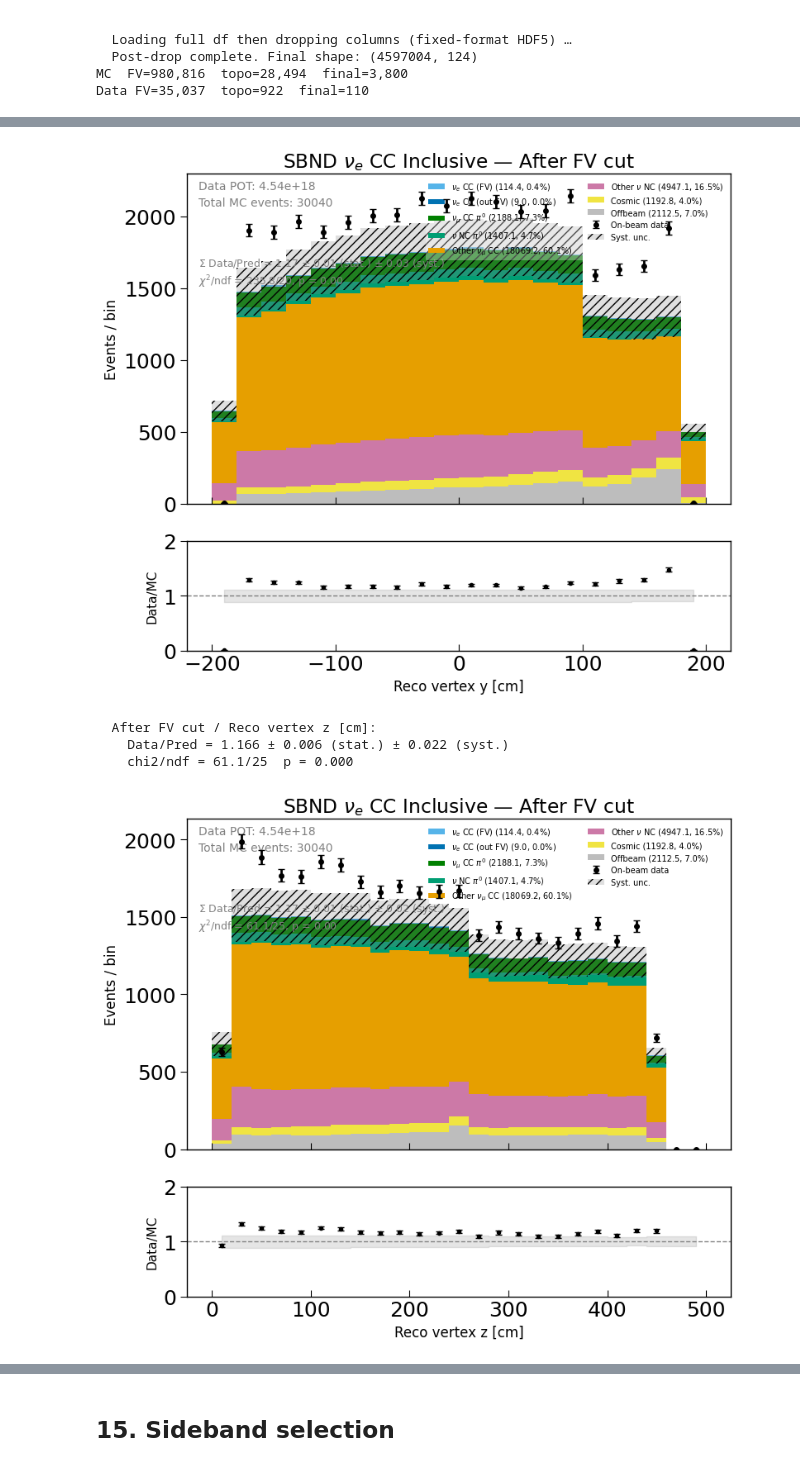
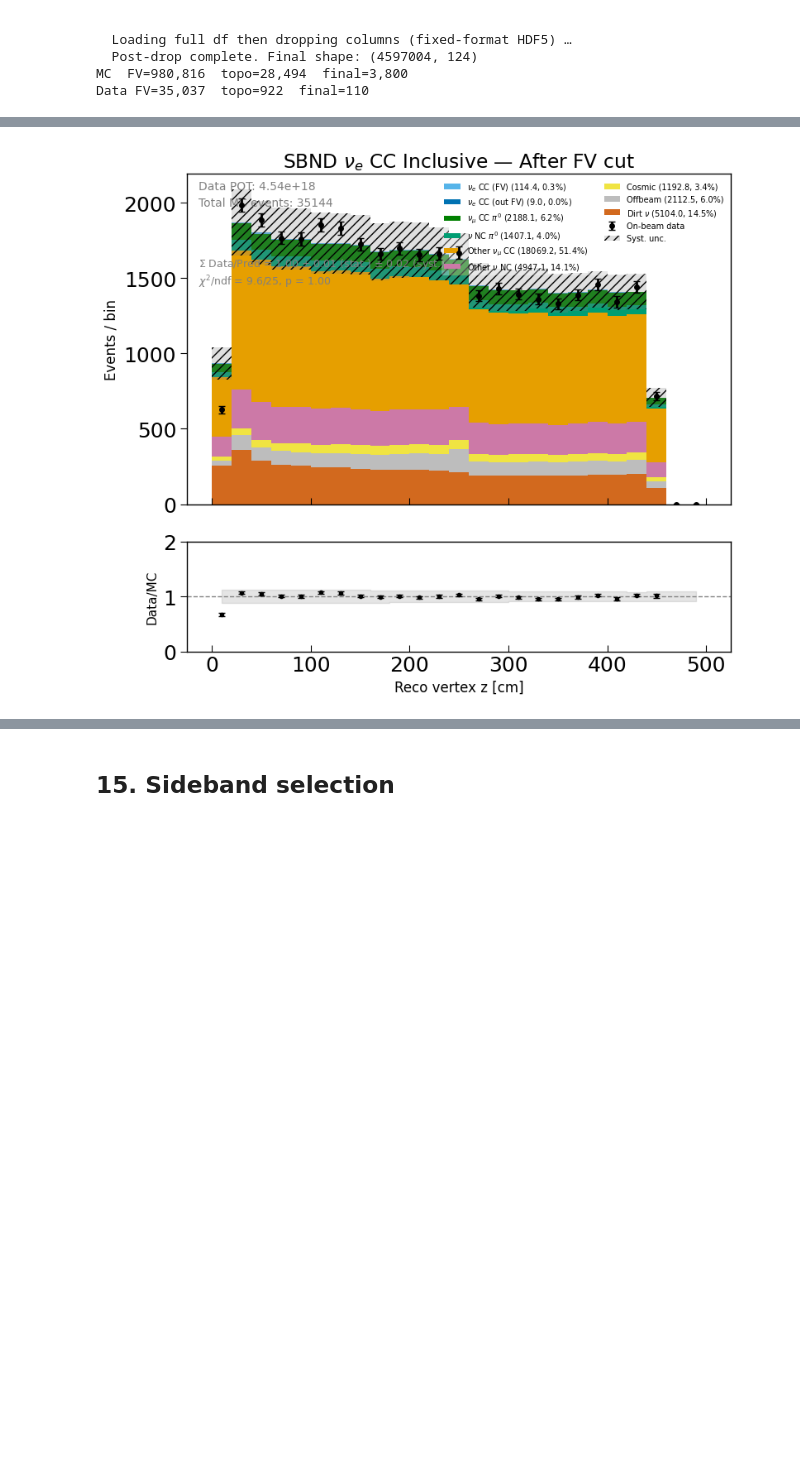
Before and after one commit to castalyfan1012/cafpyana, a Jupyter notebook: analysis_village/nueCC/nue_syst.ipynb, the cells around one changed output, grey strips where cells are left out. Saved outputs shown, nothing was run; the diff lists cells and outputs as text; code cells hidden in the pictures; blank space fills up the shorter version.

Commit message:
update syst notebook with lowE dirt and G4 syst.

```diff
--- a/analysis_village/nueCC/nue_syst.ipynb
+++ b/analysis_village/nueCC/nue_syst.ipynb
@@ -42,12 +42,15 @@ SEL_FILE = f'{DF_OUT_DIR}/selected_nuecc_qual.df'
 # MUST be the same file used when sel_qual was generated.
 # DF_FILE      = '/home/castalyf/cafpyana_out/mc1e20_nueCC_test_small.df'
 DF_FILE      = '/exp/sbnd/data/users/castalyf/nue_sel/production_files/gen1/mc1e20_nueCC_v2.df'
+LOWE_FILE        = '/exp/sbnd/data/users/castalyf/nue_sel/production_files/gen1/mc1e20_lowE.df'
+
 DATA_FILE = '/exp/sbnd/data/users/castalyf/nue_sel/production_files/gen1/data_dev.df'
 OFFBEAM_FILE = '/exp/sbnd/data/users/castalyf/nue_sel/production_files/gen1/data_offbeamlight.df'
 
 # WEIGHTS_FILE: universe weights (flux/GENIE reweighting)
 # WEIGHTS_FILE = '/home/castalyf/cafpyana_out/mc1e20_nueCC_sys_test_small.df'
 WEIGHTS_FILE = '/exp/sbnd/data/users/castalyf/nue_sel/production_files/gen1/mc1e20_nueCC_sys_v2.df'
+WEIGHTS_FILE_lowE = '/exp/sbnd/data/users/castalyf/nue_sel/production_files/gen1/mc1e20_lowE_sys.df'
 
 for d in [SYST_DIR, PLOT_DIR,
           f'{PLOT_DIR}/univ', f'{PLOT_DIR}/cov', f'{PLOT_DIR}/fracunc']:
@@ -1159,7 +814,7 @@ VarConfigs ready:
   reco_ke  n_bins=7
   reco_costheta  n_bins=10
 # %%
-for c in genie_cols[:5]:
+for c in genie_cols_aligned[:5]:
     print(
         c,
         wgt_aligned[c].mean(),
@@ -2080,9 +1910,10 @@ def _total_hist(series_list, weights_list, bins_arr):
 # %%
 import nue_helpers as nh
 
-DISPLAY_CATS = [0, 1, 2, 3, 4, 5, 6, 7]
+DISPLAY_CATS = [0, 1, 2, 3, 4, 5, 6, 9, 7]   # 9=dirt before 7=offbeam
 _labels = [nh.CAT_LABELS[c] for c in DISPLAY_CATS]
 _colors = [nh.CAT_COLORS[c] for c in DISPLAY_CATS]
+
 
 DISP_KE_BINS  = np.linspace(0, 2000, 13)
 DISP_COS_BINS = np.linspace(-1, 1,   13)
@@ -2106,6 +1937,8 @@ for vcfg in VAR_CFGS:
         mc_weight=pot_scale,
         offbeam_vals=OFFBEAM_RECO.get(vcfg.name, np.array([])),
         ob_weight=offbeam_scale,
+        dirt_vals=LOWE_RECO_TOPO.get(vcfg.name, np.array([])),  # FIX
+        dirt_weight=lowE_pot_scale_to_data,
         extra_mask=_extra_mask)
 
     total_disp = _total_hist(series_list, weights_list, disp_bins)
@@ -2123,12 +1956,17 @@ for vcfg in VAR_CFGS:
     ax.bar(disp_bins[:-1], 2*unc_disp, bottom=total_disp-unc_disp,
            width=bw, align='edge', alpha=0.3, color='gray',
            hatch='///', label='Syst. unc.', linewidth=0)
+
     handles, lbls = ax.get_legend_handles_labels()
     ax.legend(handles, lbls, fontsize=7, ncol=2, loc='upper right',
               frameon=True, framealpha=0.85, edgecolor='none')
-    total_frac = np.sqrt(total_var.sum())/cv['sig_cv'].sum() if cv['sig_cv'].sum()>0 else 0
+
+    total_frac = np.sqrt(total_var.sum()) / cv['sig_cv'].sum() \
+        if cv['sig_cv'].sum() > 0 else 0
+
     ax.text(0.02, 0.85, f'Total syst. unc.: {total_frac*100:.1f}%',
             transform=ax.transAxes, fontsize=10, color='gray')
+
     fig.tight_layout()
     savefig(fig, f'{vcfg.name}_cv_with_syst_band')
 
@@ -2164,6 +2002,8 @@ for vcfg in VAR_CFGS:
         mc_weight=pot_scale,
         offbeam_vals=OFFBEAM_RECO.get(vcfg.name, np.array([])),
         ob_weight=offbeam_scale,
+        dirt_vals=LOWE_RECO_TOPO.get(vcfg.name, np.array([])),
+        dirt_weight=lowE_pot_scale_to_data,
         extra_mask=_extra_mask)
 
     total_disp = _total_hist(series_list, weights_list, disp_bins)
@@ -2355,13 +2194,26 @@ for coord in ['x', 'y', 'z']:
     mc_v   = ri_mc[mc_col].groupby(level=mc_il).first().reindex(MC_FV_IDX).dropna()
     data_v = ri_data[data_col].groupby(level=data_il_ub).first().reindex(DATA_FV_IDX).dropna()
     nh.plot_unblinding_var(
-        mc_vals=mc_v, data_vals=data_v.values, truth_cat=truth_cat_fv,
-        bins=VBINS[coord], xlabel=VLBL[coord], stage_name='After FV cut',
-        pot_scale_data=pot_scale_to_data, data_pot=data_total_pot,
+        mc_vals=mc_v,
+        data_vals=data_v.values,
+        truth_cat=truth_cat_fv,
+        bins=VBINS[coord],
+        xlabel=VLBL[coord],
+        stage_name='After FV cut',
+        pot_scale_data=pot_scale_to_data,
+        data_pot=data_total_pot,
+
         frac_unc_per_bin=interp_frac_unc(VBINS[coord]),
+
         offbeam_vals=OFFBEAM_VERTEX.get(coord, np.array([])),
         offbeam_weight=offbeam_scale,
-        savefig_fn=savefig, filename=f'vertex_{coord}_fv')
+
+        dirt_vals=LOWE_VERTEX.get(coord, np.array([])),
+        dirt_weight=lowE_pot_scale_to_data,
+
+        savefig_fn=savefig,
+        filename=f'vertex_{coord}_fv'
+    )
 # %% [output]
 ======================================================================
 STAGE 1: Vertex (after FV cut)
@@ -2376,8 +2232,4 @@ STAGE 1: Vertex (after FV cut)
-[figure, old version]
-  After FV cut / Reco vertex z [cm]:
-    Data/Pred = 1.166 ± 0.006 (stat.) ± 0.022 (syst.)
-    chi2/ndf = 61.1/25  p = 0.000
-[figure, old version]
+[figure, new version]
 # %%
 # ── Cell C: Multiplicity (FV stage) ──────────────────────────────────────────
 print("\n" + "="*70 + "\nSTAGE 2: Multiplicity (after FV cut)\n" + "="*70)
```
Also changed, not shown: parts of 54 cells of this notebook, 12 other files.
